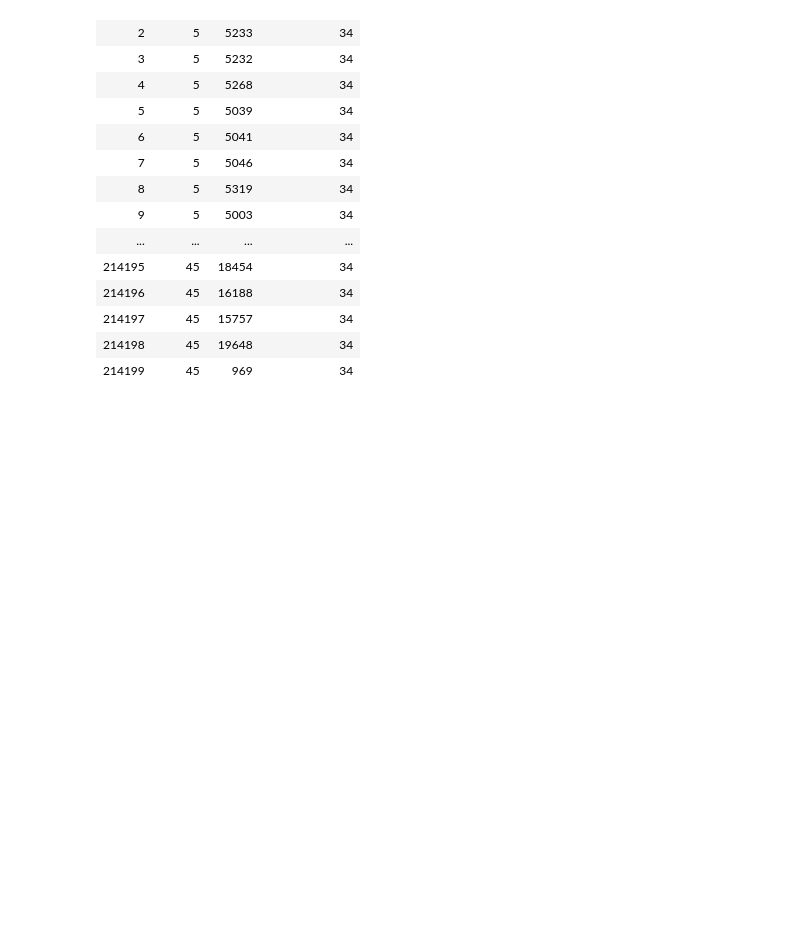
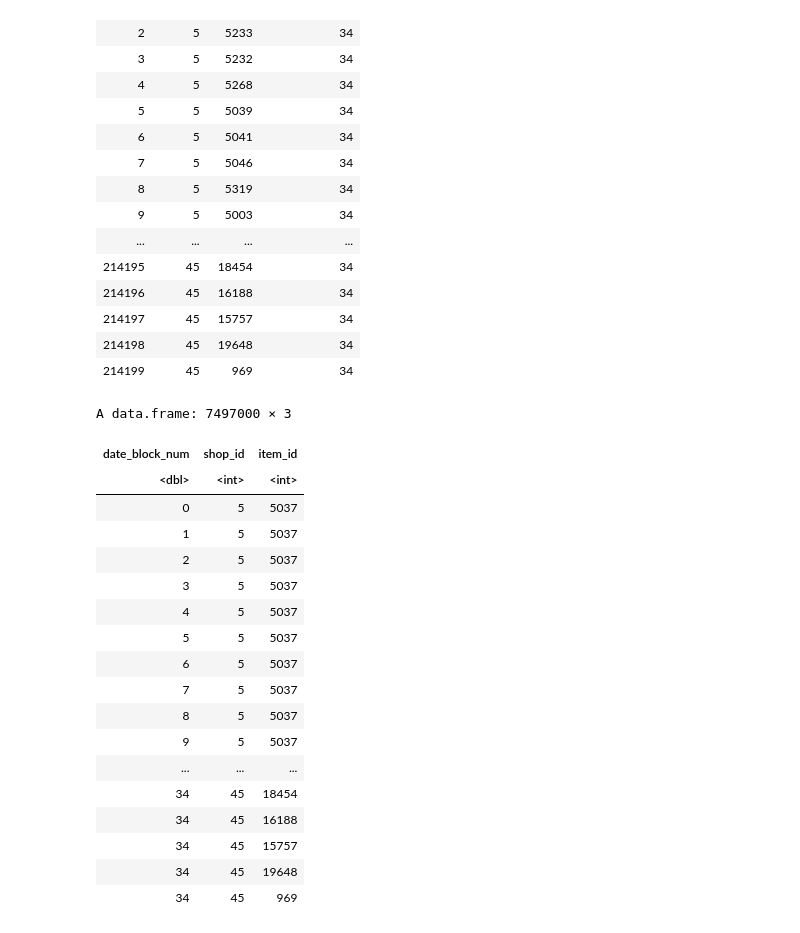
Before and after one commit to ss3468/CS636_Final_Project, a Jupyter notebook: Final_Project_sales.ipynb, the cells around one changed output. Cells and saved outputs as stored; diff of their text form; code cells hidden in the pictures; blank space fills up the shorter version.

```diff
--- a/Final_Project_sales.ipynb
+++ b/Final_Project_sales.ipynb
@@ -115,3 +115,30 @@ A data.frame: 214200 × 4
 | 214197 | 45 | 15757 | 34 |
 | 214198 | 45 | 19648 | 34 |
 | 214199 | 45 | 969 | 34 |
+# %%
+shop_ids<-unique(testData[,'shop_id'])
+item_ids<-unique(testData[,'item_id'])
+months<-0:33
+empty_df<-expand.grid(date_block_num=months,shop_id=shop_ids,item_id=item_ids)
+empty_df<-rbind(empty_df,testData[,c('date_block_num','shop_id','item_id')])
+empty_df
+# %% [output]
+A data.frame: 7497000 × 3
+| date_block_num | shop_id | item_id |
+| <dbl> | <int> | <int> |
+| 0 | 5 | 5037 |
+| 1 | 5 | 5037 |
+| 2 | 5 | 5037 |
+| 3 | 5 | 5037 |
+| 4 | 5 | 5037 |
+| 5 | 5 | 5037 |
+| 6 | 5 | 5037 |
+| 7 | 5 | 5037 |
+| 8 | 5 | 5037 |
+| 9 | 5 | 5037 |
+| ... | ... | ... |
+| 34 | 45 | 18454 |
+| 34 | 45 | 16188 |
+| 34 | 45 | 15757 |
+| 34 | 45 | 19648 |
+| 34 | 45 | 969 |
```
Also changed, not shown: parts of 3 cells of this notebook.
